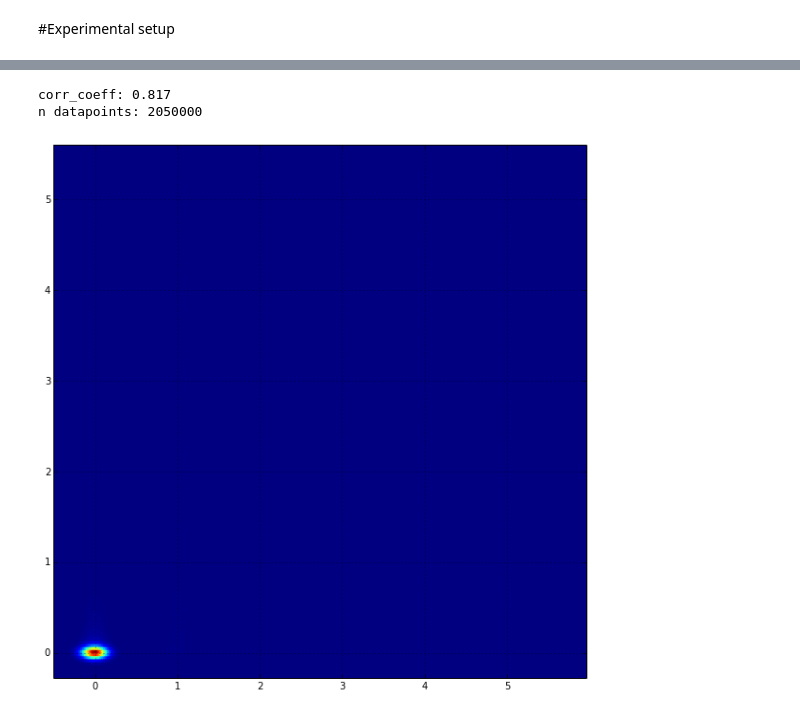
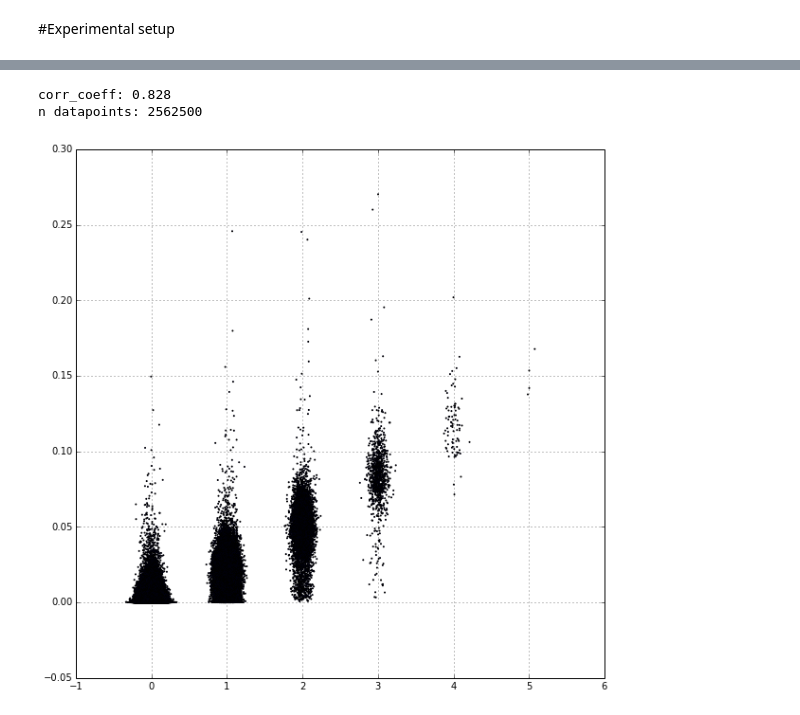
Before and after one commit to fabriziocosta/EDeN_examples, a Jupyter notebook: bioinf/rna/DeepNet for Folding prediction.ipynb, the cells around one changed output, grey strips where cells are left out. Drawn from its saved outputs; the diff is of its cells as text; code cells hidden in the pictures.

```diff
--- a/bioinf/rna/DeepNet for Folding prediction.ipynb
+++ b/bioinf/rna/DeepNet for Folding prediction.ipynb
@@ -183,7 +145,7 @@ Wall time: 7.61 s
 from eden.converter.fasta import sequence_to_eden
 from eden import graph
 X_struct = transformer(seqs,
-                       vectorizer=graph.Vectorizer(r=3,d=0,
+                       vectorizer=graph.Vectorizer(r=3,d=0,min_r=2,
                                                    normalization=False,
                                                    inner_normalization=False,
                                                    nbits=nbits),
@@ -253,6 +215,6 @@ X_struct_std = X_struct.todense()
 # %%
 n_features_in = X_seq.shape[1]
 n_features_out = X_struct.shape[1]
-n_features_hidden = max(n_features_in, n_features_out) * 2
+n_features_hidden = max(n_features_in, n_features_out) * 3
 print 'n_neurons: #in [%d] -- #hidden [%d] -- #out [%d]' % (n_features_in, n_features_hidden, n_features_out)
 # %% [output]
@@ -264,9 +226,9 @@ net = Regressor(layers=[
         Layer("Rectifier", units=n_features_hidden),
         Layer("Rectifier", units=n_features_hidden),
         Layer("Rectifier", units=n_features_hidden),
-        Layer("Linear", units=n_features_out)],
+        Layer("Softmax", units=n_features_out)],
                 learning_rate=0.0001,
-                n_iter=40,
+                n_iter=100,
                 batch_size=10,
                 regularize='L1',
                 valid_size=0.1)
@@ -313,17 +275,17 @@ combined_data = np.vstack([original_data,predicted_data])
 gamma = np.corrcoef(combined_data)
 print 'corr_coeff: %.3f' % gamma[0,1]
 print 'n datapoints: %d' % predicted_data.shape[0]
+
+noise = 0.065 * np.random.randn(*original_data.shape)
+noisy_original_data = noise + original_data
 # %% [output]
-corr_coeff: 0.817
-n datapoints: 2050000
+corr_coeff: 0.828
+n datapoints: 2562500
 # %%
 %%time
 plt.figure(figsize=(10,10))
-noise = 0.1 * np.random.randn(*original_data.shape)
-noisy_original_data = noise + original_data
-plt.hexbin(noisy_original_data,predicted_data, gridsize=300)
-#plt.scatter(noisy_original_data,predicted_data)
+plt.scatter(noisy_original_data,predicted_data, s=1)
 plt.grid()
 plt.show()
 # %% [output]
-[figure, old version]
+[figure, new version]
```
Also changed, not shown: parts of 13 cells of this notebook, 1 other file.
